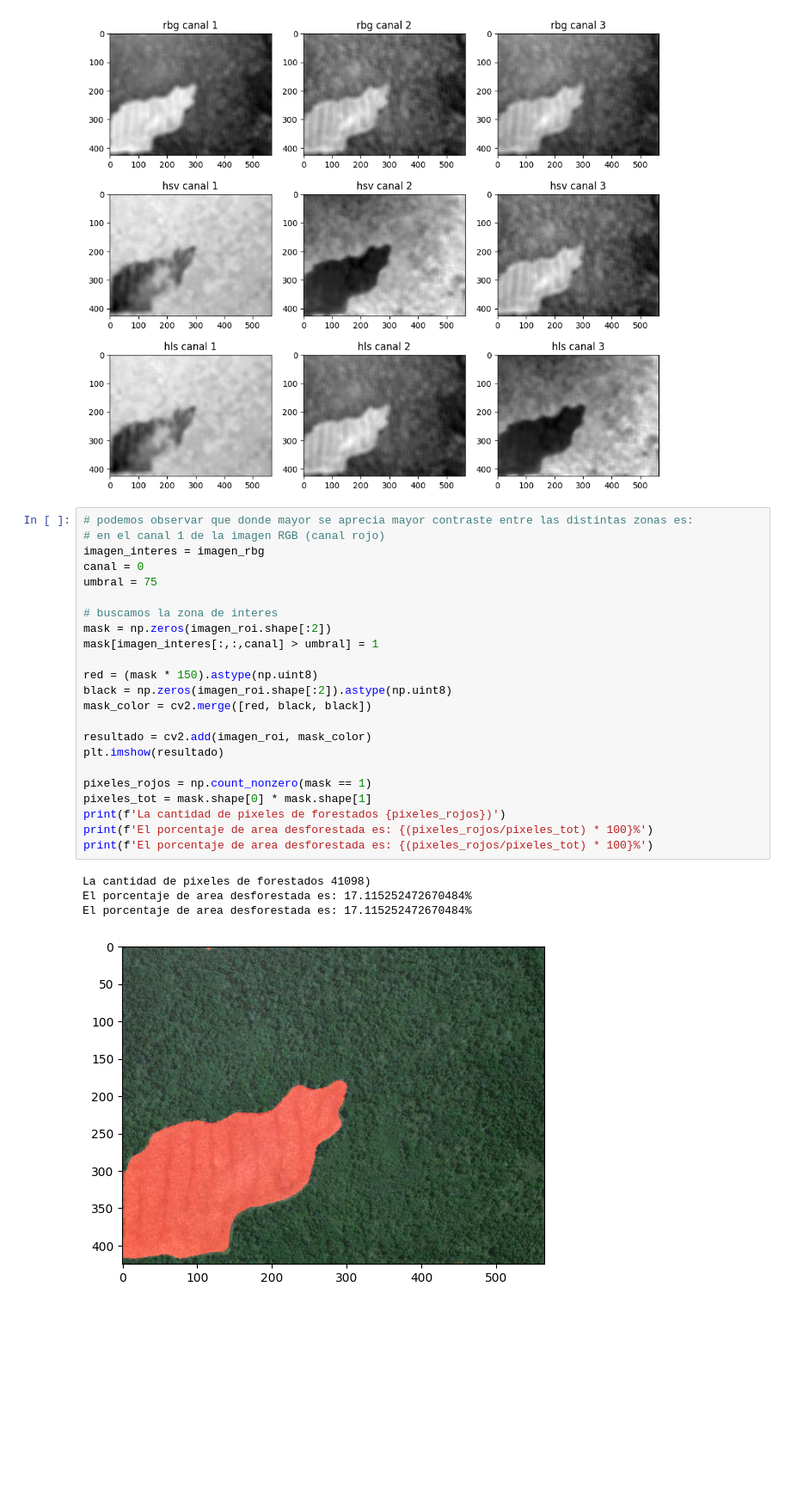
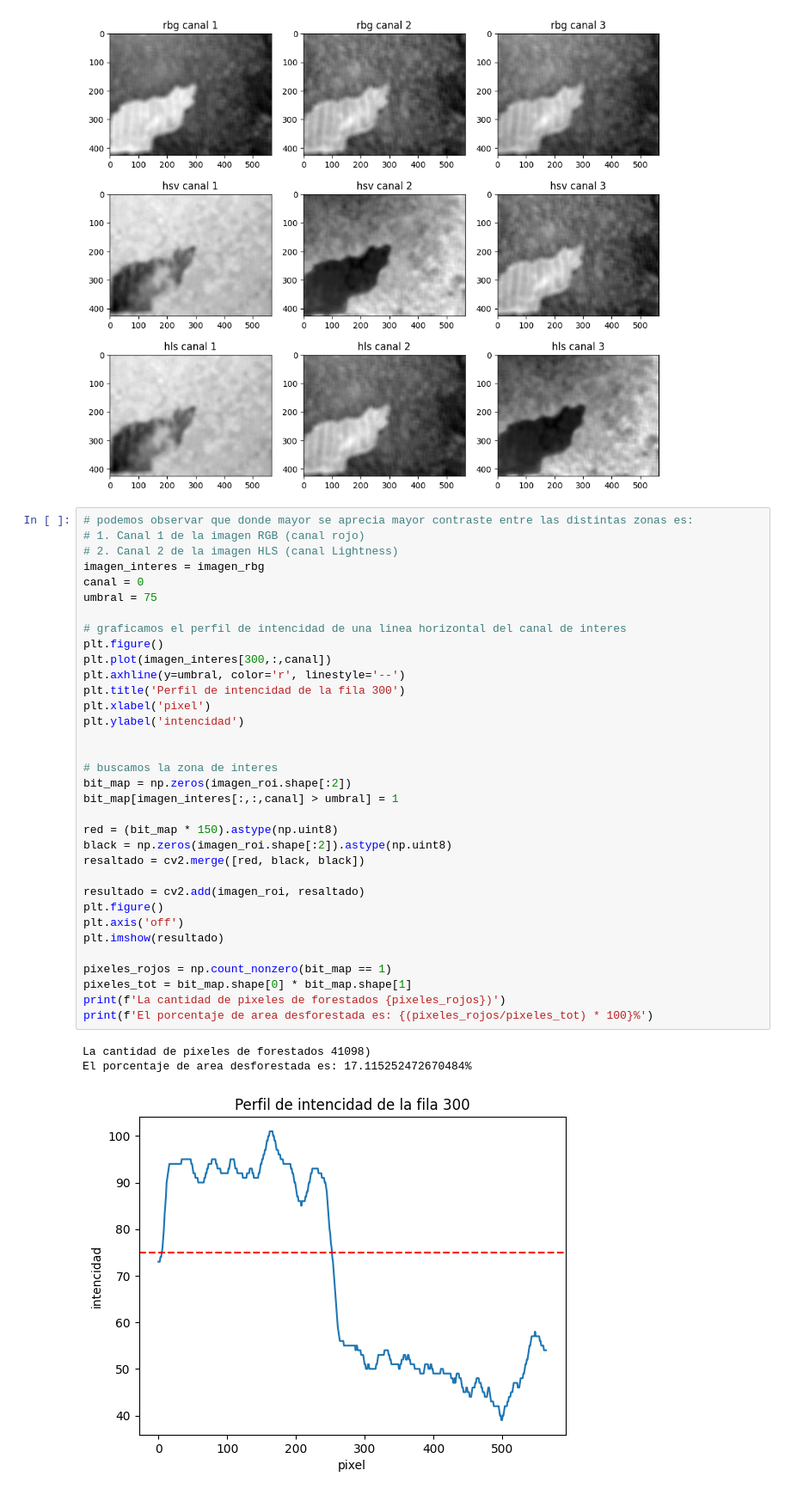
Before and after one commit to AxelRueG/PDI, a Jupyter notebook: GTP1E3_v2.ipynb, the cells around one changed output. Shown at 86% size. Drawn from its saved outputs; the diff is of its cells as text; blank space fills up the shorter version.

Commit message:
agrego grafico de perfil de intensidad en actividad deforestacion

```diff
--- a/GTP1E3_v2.ipynb
+++ b/GTP1E3_v2.ipynb
@@ -159,29 +159,39 @@ plt.show()
 [figure]
 # %%
 # podemos observar que donde mayor se aprecia mayor contraste entre las distintas zonas es:
-# en el canal 1 de la imagen RGB (canal rojo)
+# 1. Canal 1 de la imagen RGB (canal rojo)
+# 2. Canal 2 de la imagen HLS (canal Lightness)
 imagen_interes = imagen_rbg
 canal = 0
 umbral = 75
 
+# graficamos el perfil de intencidad de una linea horizontal del canal de interes
+plt.figure()
+plt.plot(imagen_interes[300,:,canal])
+plt.axhline(y=umbral, color='r', linestyle='--')
+plt.title('Perfil de intencidad de la fila 300')
+plt.xlabel('pixel')
+plt.ylabel('intencidad')
+
+
 # buscamos la zona de interes
-mask = np.zeros(imagen_roi.shape[:2])
-mask[imagen_interes[:,:,canal] > umbral] = 1
+bit_map = np.zeros(imagen_roi.shape[:2])
+bit_map[imagen_interes[:,:,canal] > umbral] = 1
 
-red = (mask * 150).astype(np.uint8)
+red = (bit_map * 150).astype(np.uint8)
 black = np.zeros(imagen_roi.shape[:2]).astype(np.uint8)
-mask_color = cv2.merge([red, black, black])
+resaltado = cv2.merge([red, black, black])
 
-resultado = cv2.add(imagen_roi, mask_color)
+resultado = cv2.add(imagen_roi, resaltado)
+plt.figure()
+plt.axis('off')
 plt.imshow(resultado)
 
-pixeles_rojos = np.count_nonzero(mask == 1)
-pixeles_tot = mask.shape[0] * mask.shape[1]
+pixeles_rojos = np.count_nonzero(bit_map == 1)
+pixeles_tot = bit_map.shape[0] * bit_map.shape[1]
 print(f'La cantidad de pixeles de forestados {pixeles_rojos})')
 print(f'El porcentaje de area desforestada es: {(pixeles_rojos/pixeles_tot) * 100}%')
-print(f'El porcentaje de area desforestada es: {(pixeles_rojos/pixeles_tot) * 100}%')
 # %% [output]
 La cantidad de pixeles de forestados 41098)
 El porcentaje de area desforestada es: 17.115252472670484%
-El porcentaje de area desforestada es: 17.115252472670484%
-[figure, old version]
+[figure, new version]
```
Also changed, not shown: parts of 1 cell of this notebook.
